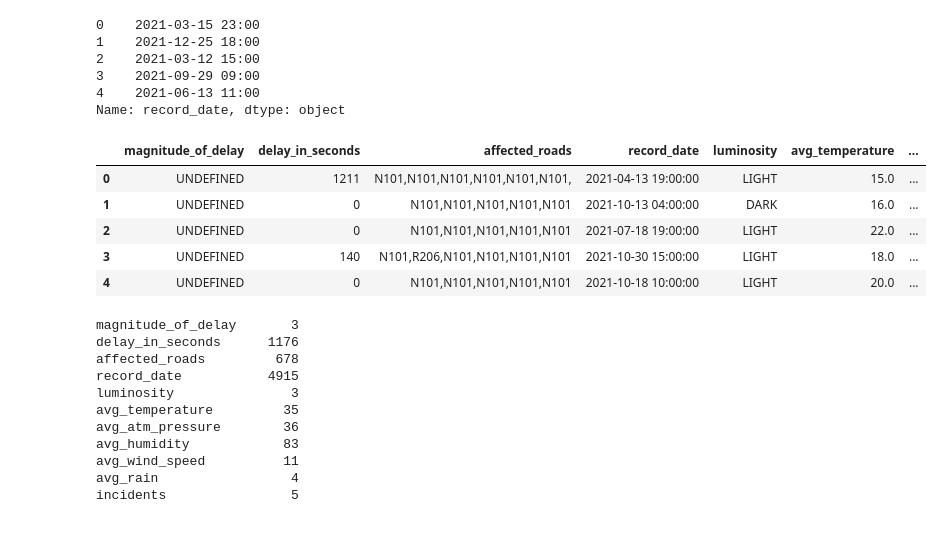
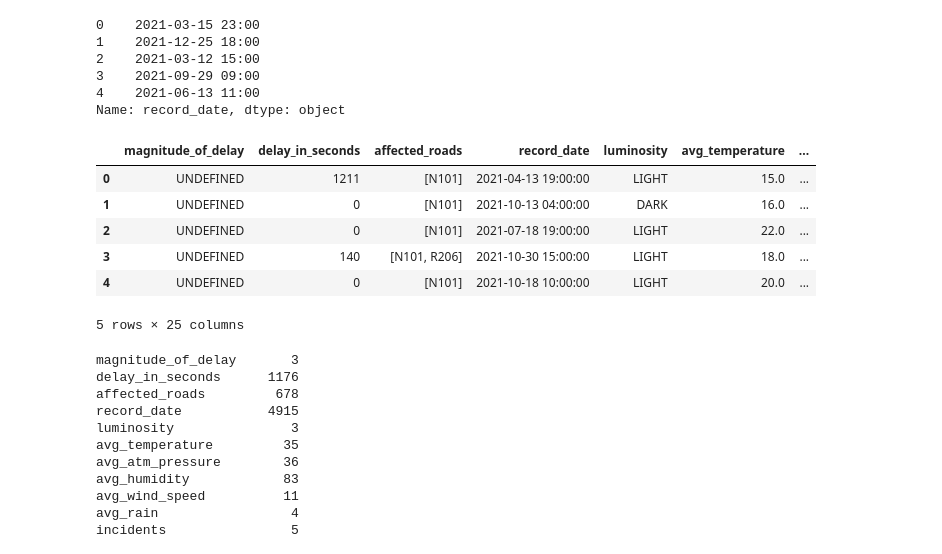
Before and after one commit to CatarinaOG/Projeto-DAA, a Jupyter notebook: teste1 copy.ipynb, the cells around one changed output. Saved outputs shown, nothing was run; the diff lists cells and outputs as text; code cells hidden in the pictures.

```diff
--- a/teste1 copy.ipynb
+++ b/teste1 copy.ipynb
@@ -96,0 +186,7 @@ Name: affected_roads, dtype: object
+# %%
+for road in all_roads:
+    data_roads[road] = 0
+
+for road in all_roads_test:
+    test_data_roads[road] = 0
+#data2.head(30)
@@ -96,0 +202,17 @@ Name: affected_roads, dtype: object
+# %%
+i = 0
+for reg in data_roads:
+    list = data_roads.at[i, 'affected_roads']
+    for road in list:
+        if road != ",":
+            data_roads.at[i, road] = 1
+    i = i + 1
+
+
+i = 0
+for reg in test_data_roads:
+    list = test_data_roads.at[i, 'affected_roads']
+    for road in list:
+        if road != ",":
+            test_data_roads.at[i, road] = 1
+    i = i + 1
@@ -97,5 +227,5 @@ Name: affected_roads, dtype: object
 # %%
-data3 = data2.dropna()
-sns.heatmap(data3.isnull(), yticklabels=False, cbar=False, cmap='viridis')
+data3 = data_roads.dropna()
+sns.heatmap(data_roads.isnull(), yticklabels=False, cbar=False, cmap='viridis')
 # %% [output]
 <AxesSubplot:>
@@ -153,30 +284,31 @@ data4['record_date'] = pd.to_datetime(data4['record_date'], format = "%Y-%m-%d %
 assert data4['record_date'].isnull().sum() == 0, 'missing record date'
 data4['record_date'].head()
 
-test_data2['record_date'] = pd.to_datetime(test_data2['record_date'], format = "%Y-%m-%d %H:%M", errors='coerce')
+test_data_roads['record_date'] = pd.to_datetime(test_data_roads['record_date'], format = "%Y-%m-%d %H:%M", errors='coerce')
 # %%
 data4['record_date_year'] = data4['record_date'].dt.year
 data4['record_date_month'] = data4['record_date'].dt.month
 data4['record_date_day'] = data4['record_date'].dt.day
 data4['record_date_hour'] = data4['record_date'].dt.hour
 data4['record_date_minute'] = data4['record_date'].dt.minute
 
-test_data2['record_date_year'] = test_data2['record_date'].dt.year
-test_data2['record_date_month'] = test_data2['record_date'].dt.month
-test_data2['record_date_day'] = test_data2['record_date'].dt.day
-test_data2['record_date_hour'] = test_data2['record_date'].dt.hour
-test_data2['record_date_minute'] = test_data2['record_date'].dt.minute
+test_data_roads['record_date_year'] = test_data_roads['record_date'].dt.year
+test_data_roads['record_date_month'] = test_data_roads['record_date'].dt.month
+test_data_roads['record_date_day'] = test_data_roads['record_date'].dt.day
+test_data_roads['record_date_hour'] = test_data_roads['record_date'].dt.hour
+test_data_roads['record_date_minute'] = test_data_roads['record_date'].dt.minute
 
 
 data4.head()
-test_data2.head()
+test_data_roads.head()
 # %% [output]
 |  | magnitude_of_delay | delay_in_seconds | affected_roads | record_date | luminosity | avg_temperature | ... |
-| 0 | UNDEFINED | 1211 | N101,N101,N101,N101,N101,N101, | 2021-04-13 19:00:00 | LIGHT | 15.0 | ... |
-| 1 | UNDEFINED | 0 | N101,N101,N101,N101,N101 | 2021-10-13 04:00:00 | DARK | 16.0 | ... |
-| 2 | UNDEFINED | 0 | N101,N101,N101,N101,N101 | 2021-07-18 19:00:00 | LIGHT | 22.0 | ... |
-| 3 | UNDEFINED | 140 | N101,R206,N101,N101,N101,N101 | 2021-10-30 15:00:00 | LIGHT | 18.0 | ... |
-| 4 | UNDEFINED | 0 | N101,N101,N101,N101,N101 | 2021-10-18 10:00:00 | LIGHT | 20.0 | ... |
+| 0 | UNDEFINED | 1211 | [N101] | 2021-04-13 19:00:00 | LIGHT | 15.0 | ... |
+| 1 | UNDEFINED | 0 | [N101] | 2021-10-13 04:00:00 | DARK | 16.0 | ... |
+| 2 | UNDEFINED | 0 | [N101] | 2021-07-18 19:00:00 | LIGHT | 22.0 | ... |
+| 3 | UNDEFINED | 140 | [N101, R206] | 2021-10-30 15:00:00 | LIGHT | 18.0 | ... |
+| 4 | UNDEFINED | 0 | [N101] | 2021-10-18 10:00:00 | LIGHT | 20.0 | ... |
+5 rows × 25 columns
 # %%
 data4.nunique()
 # %% [output]
```
Also changed, not shown: parts of 12 cells of this notebook, 1 other file.
